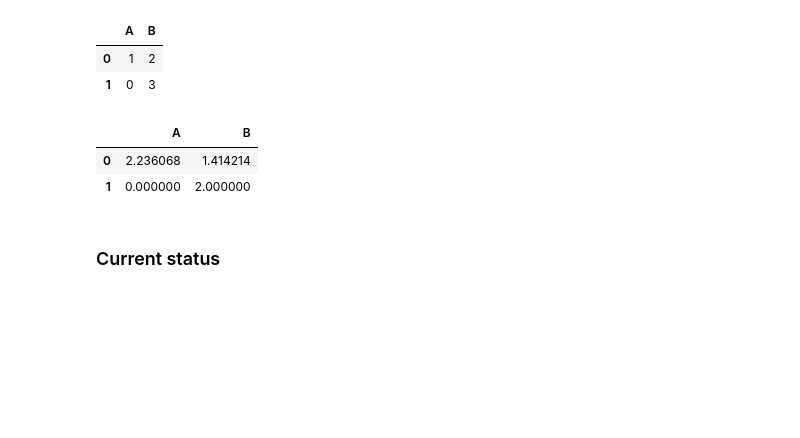
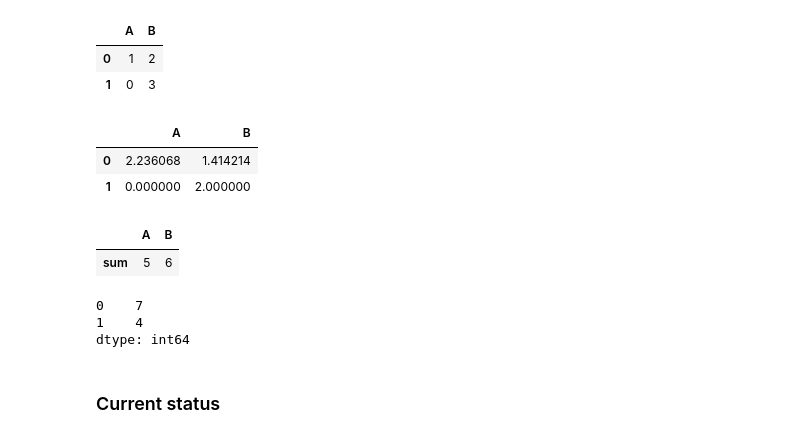
Before and after one commit to anneruhnke/no_show_analysis_update, a Jupyter notebook: no_show_analysis_update.ipynb, the cells around one changed output. Cells and saved outputs as stored; diff of their text form; code cells hidden in the pictures; blank space fills up the shorter version.

```diff
--- a/no_show_analysis_update.ipynb
+++ b/no_show_analysis_update.ipynb
@@ -698,6 +698,17 @@ df1.apply(np.sqrt)
 |  | A | B |
 | 0 | 2.236068 | 1.414214 |
 | 1 | 0.000000 | 2.000000 |
+# %%
+df1.agg(['sum'])
+# %% [output]
+|  | A | B |
+| sum | 5 | 6 |
+# %%
+df1.agg('sum', axis='columns')
+# %% [output]
+0    7
+1    4
+dtype: int64
 # %% [markdown]
 ### Current status
 # %% [markdown]
```
